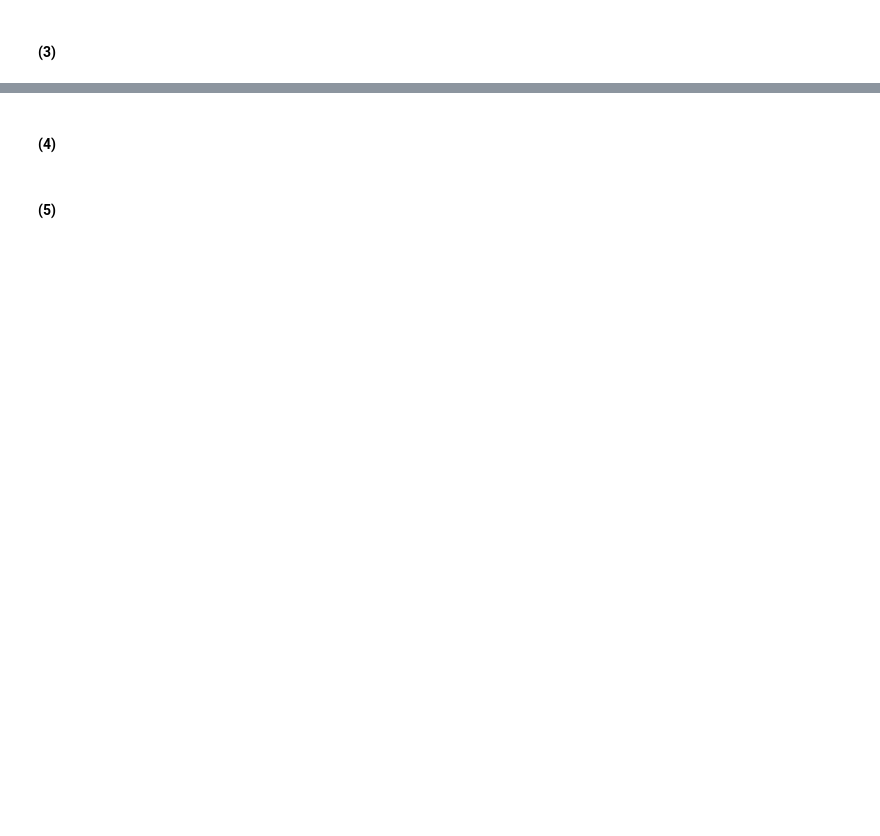
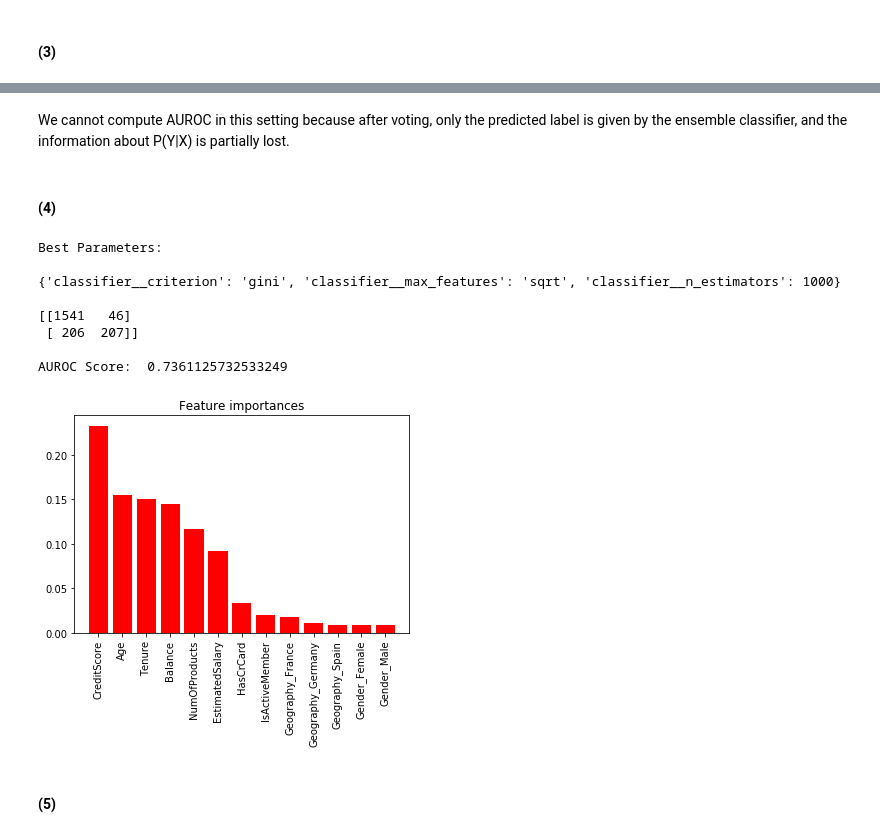
Before and after one commit to gchen369/MIS382N-Advanced-Predictive-Modeling, a Jupyter notebook: HW5-F19-MIS382N.ipynb, the cells around one changed output, grey strips where cells are left out. Drawn from its saved outputs; the diff is of its cells as text; code cells hidden in the pictures; blank space fills up the shorter version.

```diff
--- a/HW5-F19-MIS382N.ipynb
+++ b/HW5-F19-MIS382N.ipynb
@@ -182,4 +278,60 @@ all_feature_preprocessor= FeatureUnion(transformer_list=[('numerical_preprocesso
+# %% [markdown]
+We cannot compute AUROC in this setting because after voting, only the predicted label is given by the ensemble classifier, and the information about P(Y|X) is partially lost.
 # %% [markdown]
 #### (4)
+# %%
+tuned_parameters = {'classifier__n_estimators': [10,100,1000],
+                    'classifier__max_features': ['sqrt', 'log2'],
+                    'classifier__criterion': ['gini', 'entropy']}
+
+rf_clf = Pipeline([
+                   ('preprocessor', all_feature_preprocessor),
+                   ('classifier', RandomForestClassifier())
+                  ])
+
+clf = GridSearchCV(rf_clf, tuned_parameters, cv=5)
+
+clf.fit(X_train, y_train)
+
+print("Best Parameters:\n")
+print(clf.best_params_)
+print()
+best_rf = Pipeline([
+                   ('preprocessor', all_feature_preprocessor),
+                   ('classifier', RandomForestClassifier(criterion= 'entropy',
+                                                         max_features= 'log2',
+                                                         n_estimators= 1000))])
+
+best_rf.fit(X_train,y_train)
+y_pred = best_rf.predict(X_val)
+
+print(confusion_matrix(y_val,y_pred))
+print()
+print("AUROC Score: ", roc_auc_score(y_val, y_pred))
+print()
+
+importances = best_rf['classifier'].feature_importances_
+indices = np.argsort(importances)[::-1]
+
+Dummy_names = pd.get_dummies(X_train[['HasCrCard','IsActiveMember',"Geography", "Gender"]])
+cols = ['CreditScore','Age','Tenure','Balance','NumOfProducts','EstimatedSalary']+list(Dummy_names.columns)
+
+plt.figure()
+plt.title("Feature importances")
+plt.bar(range(len(cols)), importances[indices], color="r")
+plt.xticks(range(len(cols)), cols)
+plt.xlim([-1, len(cols)])
+plt.xticks(rotation=90)
+plt.show()
+# %% [output]
+Best Parameters:
+
+{'classifier__criterion': 'gini', 'classifier__max_features': 'sqrt', 'classifier__n_estimators': 1000}
+
+[[1541   46]
+ [ 206  207]]
+
+AUROC Score:  0.7361125732533249
+[figure, added]
 # %% [markdown]
 #### (5)
```
Also changed, not shown: parts of 11 cells of this notebook, 3 other files.
